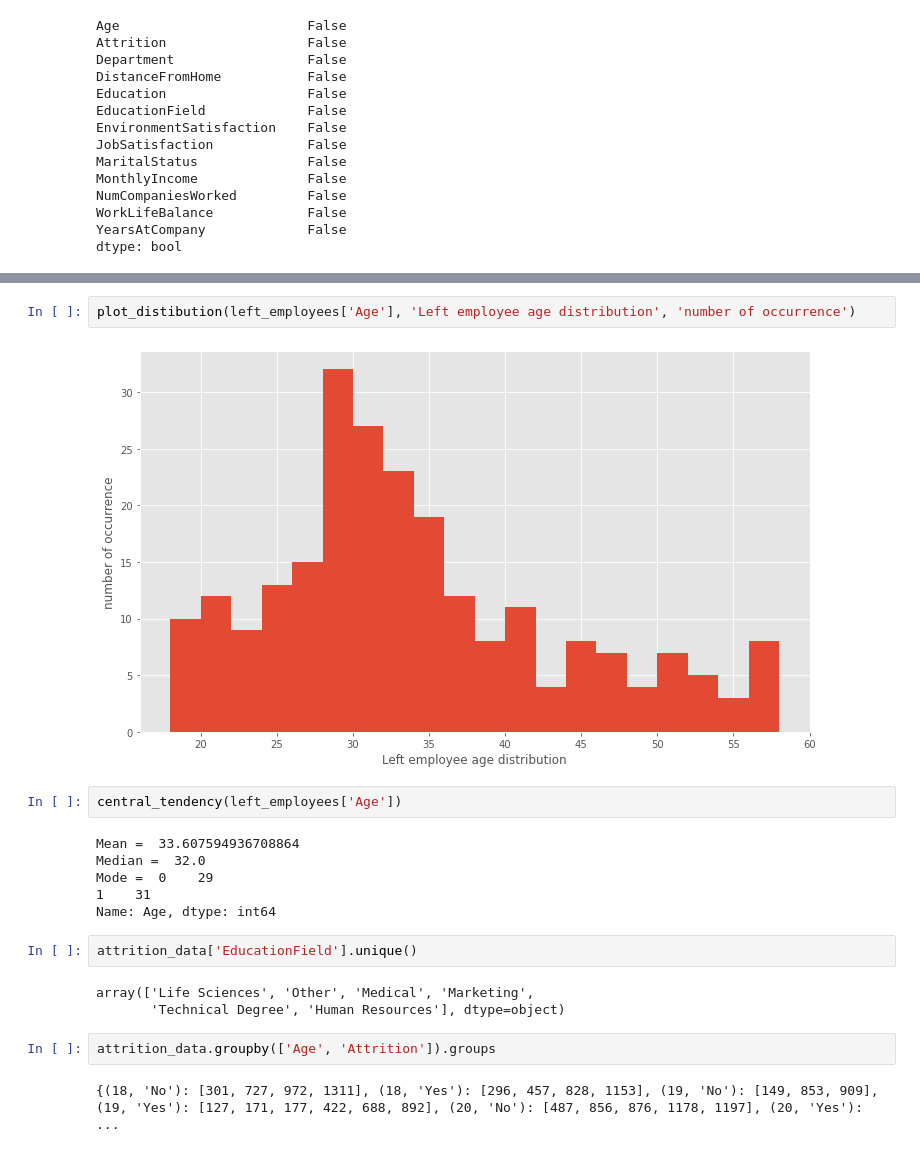
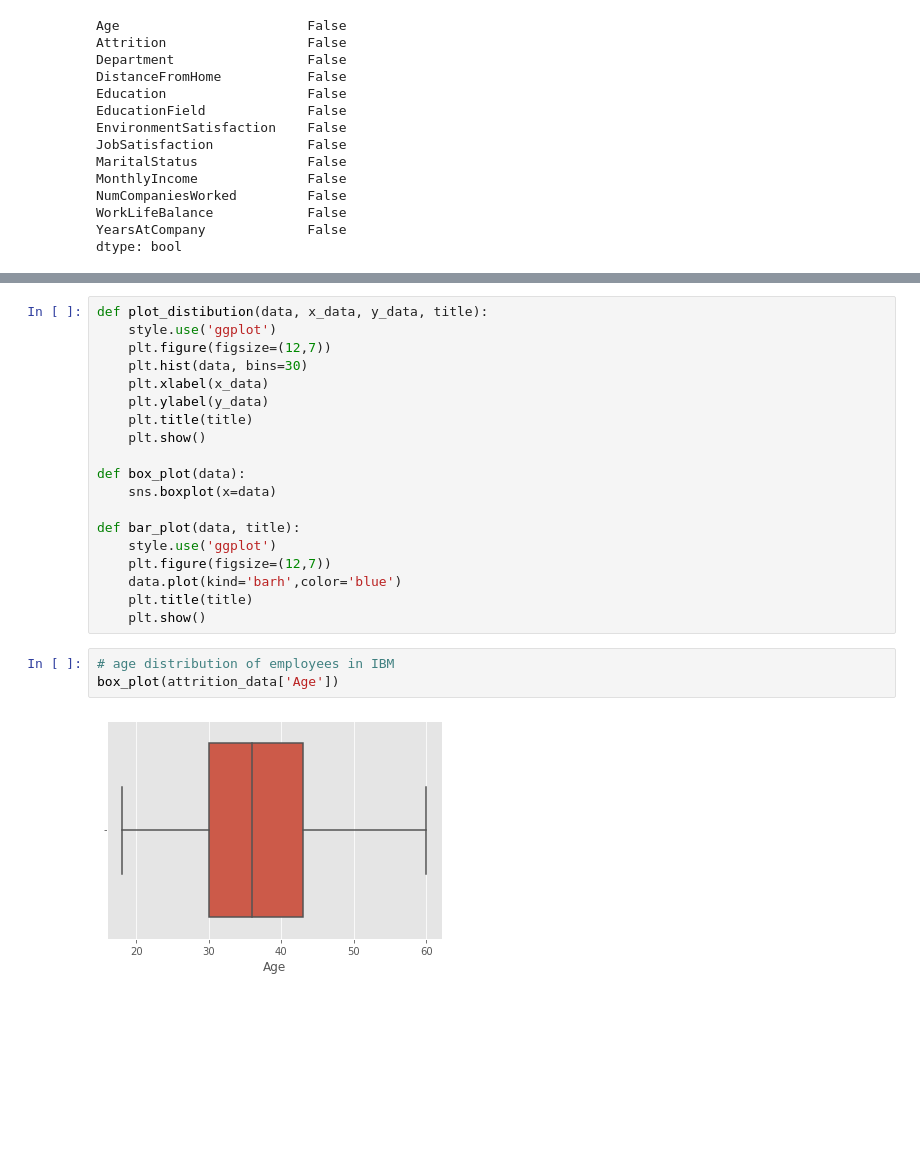
Before and after one commit to AmbassadorOTU/ibm-attrition-data, a Jupyter notebook: Attrition_modelling.ipynb, the cells around one changed output, grey strips where cells are left out. Drawn from its saved outputs; the diff is of its cells as text; blank space fills up the shorter version.

Commit message:
completed model for ibm employee attrition

```diff
--- a/Attrition_modelling.ipynb
+++ b/Attrition_modelling.ipynb
@@ -131,21 +54,24 @@ sns.boxplot(x=left_employees['Age'])
-# %%
-plot_distibution(left_employees['Age'], 'Left employee age distribution', 'number of occurrence')
-# %% [output]
-[figure, removed]
-# %%
-central_tendency(left_employees['Age'])
-# %% [output]
-Mean =  33.607594936708864
-Median =  32.0
-Mode =  0    29
-1    31
-Name: Age, dtype: int64
-# %%
-attrition_data['EducationField'].unique()
-# %% [output]
-array(['Life Sciences', 'Other', 'Medical', 'Marketing',
-       'Technical Degree', 'Human Resources'], dtype=object)
-# %%
-attrition_data.groupby(['Age', 'Attrition']).groups
-# %% [output]
-{(18, 'No'): [301, 727, 972, 1311], (18, 'Yes'): [296, 457, 828, 1153], (19, 'No'): [149, 853, 909], (19, 'Yes'): [127, 171, 177, 422, 688, 892], (20, 'No'): [487, 856, 876, 1178, 1197], (20, 'Yes'):  ...
+# %%
+def plot_distibution(data, x_data, y_data, title):
+    style.use('ggplot')
+    plt.figure(figsize=(12,7))
+    plt.hist(data, bins=30)
+    plt.xlabel(x_data)
+    plt.ylabel(y_data)
+    plt.title(title)
+    plt.show()
+
+def box_plot(data):
+    sns.boxplot(x=data)
+
+def bar_plot(data, title):
+    style.use('ggplot')
+    plt.figure(figsize=(12,7))
+    data.plot(kind='barh',color='blue')
+    plt.title(title)
+    plt.show()
+# %%
+# age distribution of employees in IBM
+box_plot(attrition_data['Age'])
+# %% [output]
+[figure, added]
```
Also changed, not shown: parts of 44 cells of this notebook.
